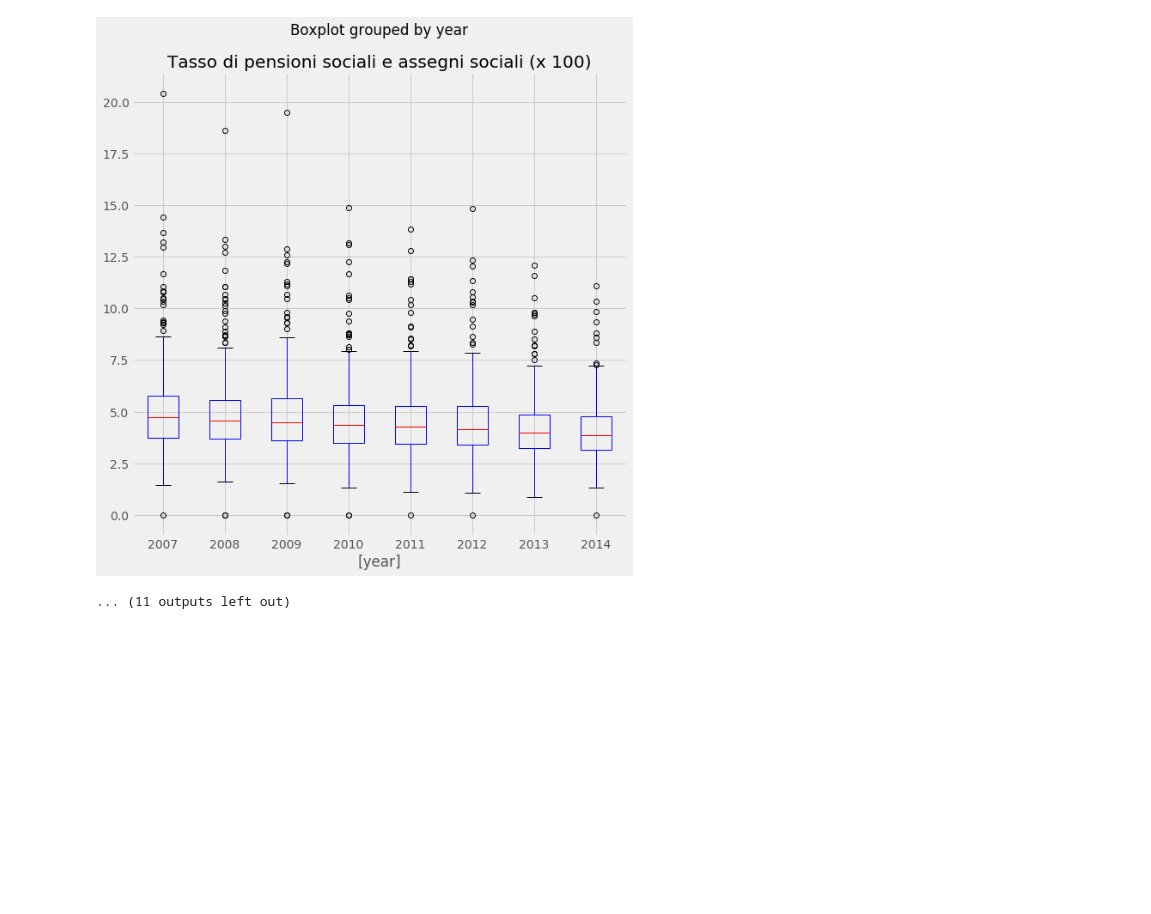
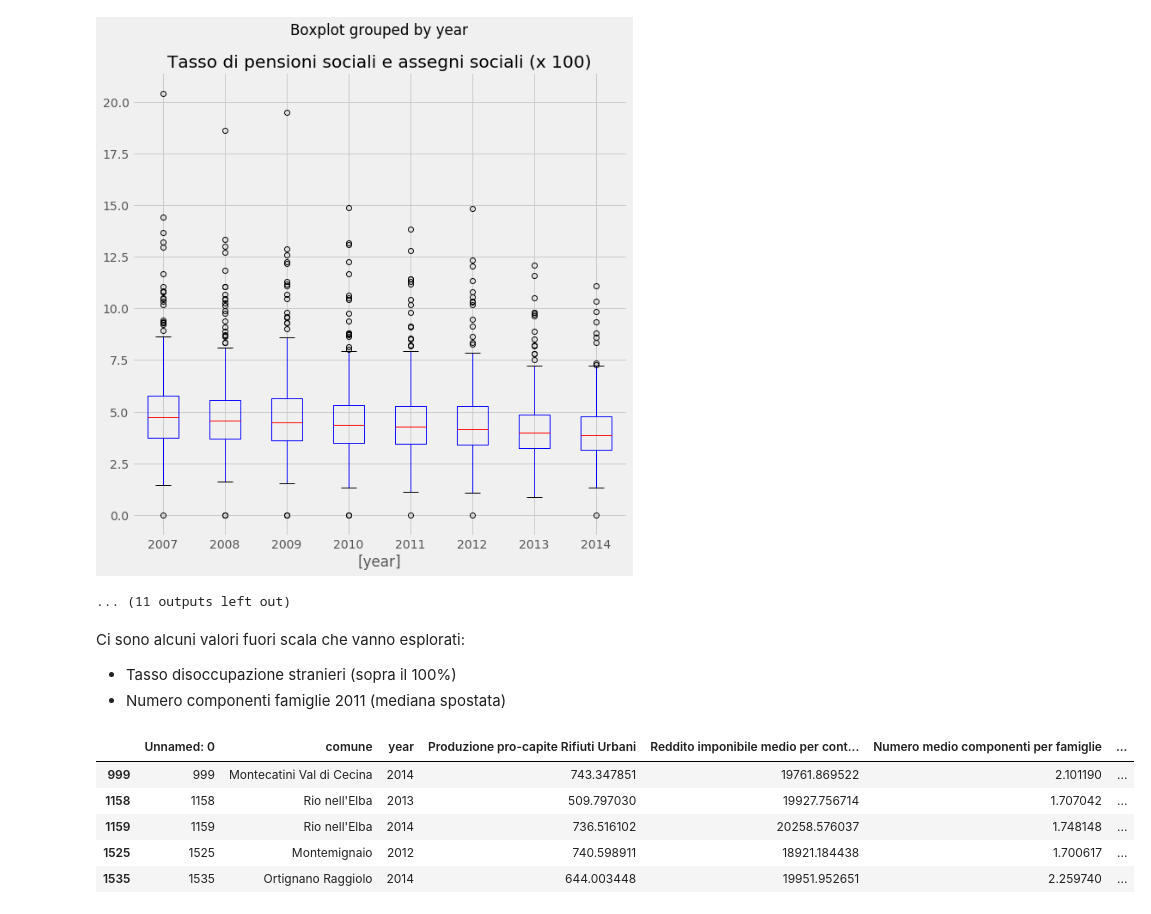
Before and after one commit to tropiano/sandrina, a Jupyter notebook: notebooks/salute/1 - Salute - Analysis.ipynb, the cells around one changed output. Saved outputs shown, nothing was run; the diff lists cells and outputs as text; code cells hidden in the pictures; blank space fills up the shorter version.

```diff
--- a/notebooks/salute/1 - Salute - Analysis.ipynb
+++ b/notebooks/salute/1 - Salute - Analysis.ipynb
@@ -213,3 +214,16 @@ for k in df.keys()[3:]:
 [figure]
 [figure]
 ... (11 outputs left out)
+# %% [markdown]
+Ci sono alcuni valori fuori scala che vanno esplorati:
+- Tasso disoccupazione stranieri (sopra il 100%)
+- Numero componenti famiglie 2011 (mediana spostata)
+# %%
+df[df['Tasso grezzo di disoccupazione stranieri (x100)'] > 100]
+# %% [output]
+|  | Unnamed: 0 | comune | year | Produzione pro-capite Rifiuti Urbani | Reddito imponibile medio per cont... | Numero medio componenti per famiglie | ... |
+| 999 | 999 | Montecatini Val di Cecina | 2014 | 743.347851 | 19761.869522 | 2.101190 | ... |
+| 1158 | 1158 | Rio nell'Elba | 2013 | 509.797030 | 19927.756714 | 1.707042 | ... |
+| 1159 | 1159 | Rio nell'Elba | 2014 | 736.516102 | 20258.576037 | 1.748148 | ... |
+| 1525 | 1525 | Montemignaio | 2012 | 740.598911 | 18921.184438 | 1.700617 | ... |
+| 1535 | 1535 | Ortignano Raggiolo | 2014 | 644.003448 | 19951.952651 | 2.259740 | ... |
```
Also changed, not shown: parts of 3 cells of this notebook.
